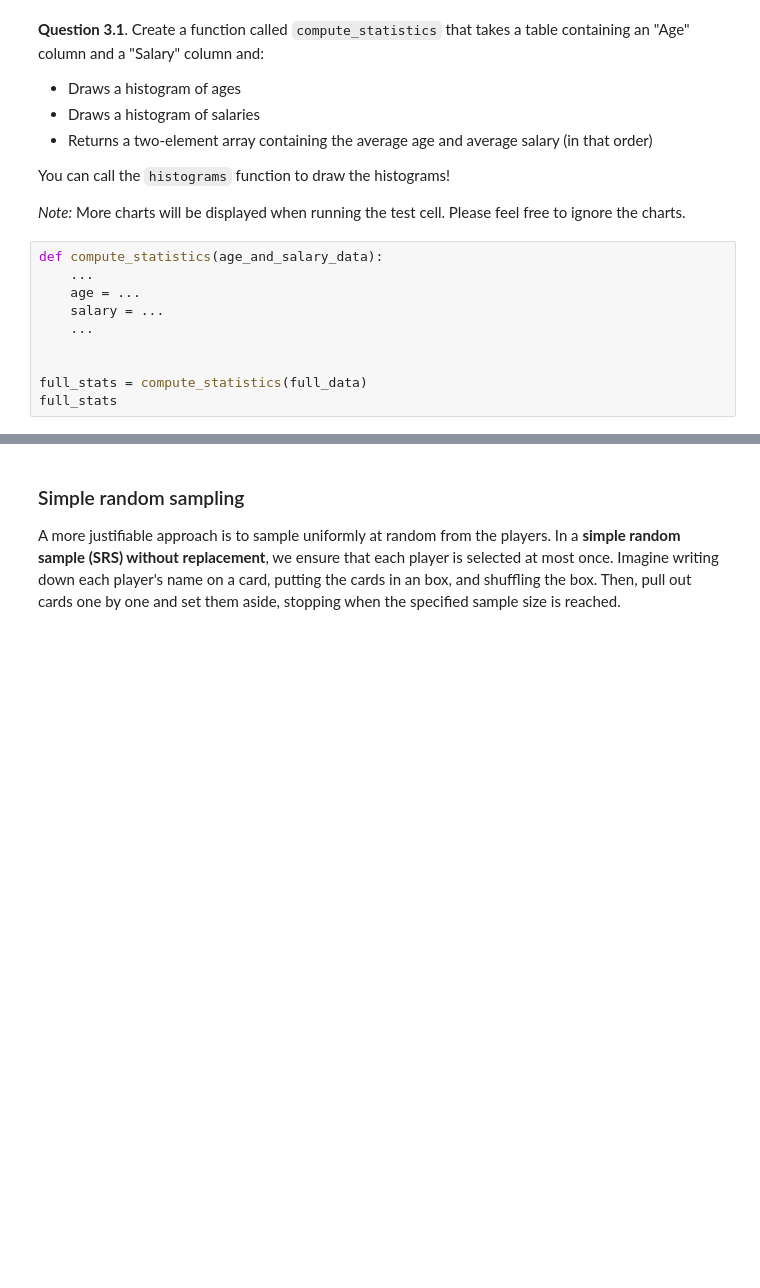
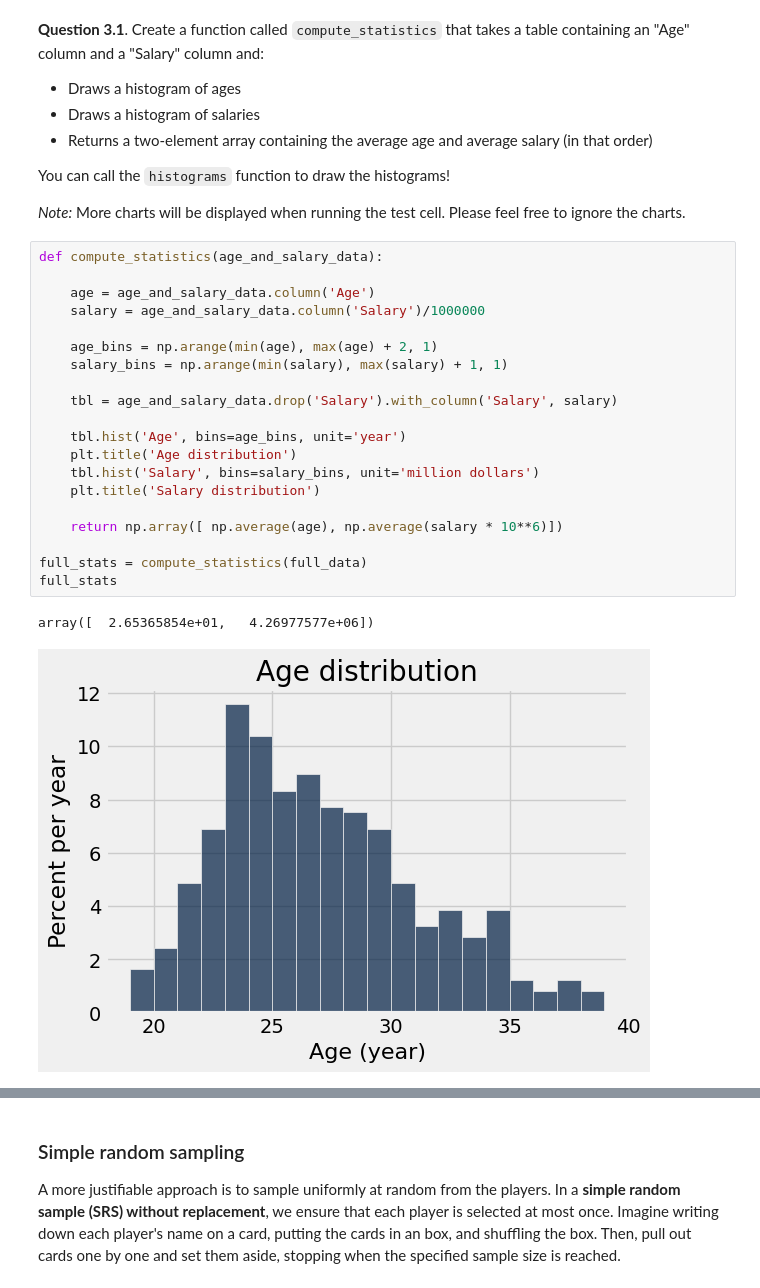
Before and after one commit to sondank1010/materials-sp22, a Jupyter notebook: lab/lab05/lab05.ipynb, the cells around one changed output, grey strips where cells are left out. Cells and saved outputs as stored; diff of their text form; blank space fills up the shorter version.

```diff
--- a/lab/lab05/lab05.ipynb
+++ b/lab/lab05/lab05.ipynb
@@ -354,11 +374,24 @@ You can call the `histograms` function to draw the histograms!
 *Note:* More charts will be displayed when running the test cell. Please feel free to ignore the charts.
 # %%
 def compute_statistics(age_and_salary_data):
-    ...
-    age = ...
-    salary = ...
-    ...
 
+    age = age_and_salary_data.column('Age')
+    salary = age_and_salary_data.column('Salary')/1000000
+
+    age_bins = np.arange(min(age), max(age) + 2, 1)
+    salary_bins = np.arange(min(salary), max(salary) + 1, 1)
+
+    tbl = age_and_salary_data.drop('Salary').with_column('Salary', salary)
+
+    tbl.hist('Age', bins=age_bins, unit='year')
+    plt.title('Age distribution')
+    tbl.hist('Salary', bins=salary_bins, unit='million dollars')
+    plt.title('Salary distribution')
+
+    return np.array([ np.average(age), np.average(salary * 10**6)])
 
 full_stats = compute_statistics(full_data)
 full_stats
+# %% [output]
+array([  2.65365854e+01,   4.26977577e+06])
+[figure, added]
```
Also changed, not shown: parts of 17 cells of this notebook, 5 other files.
